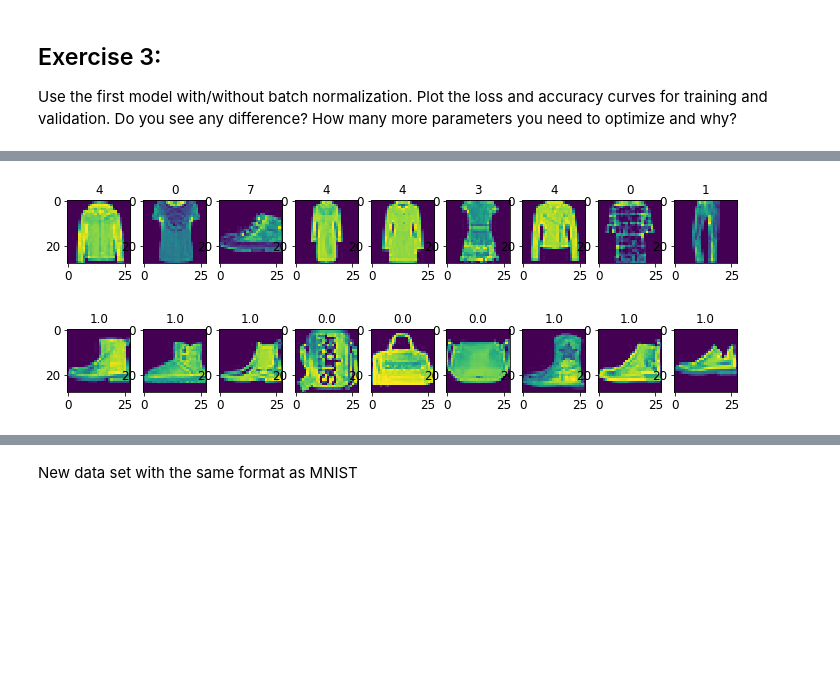
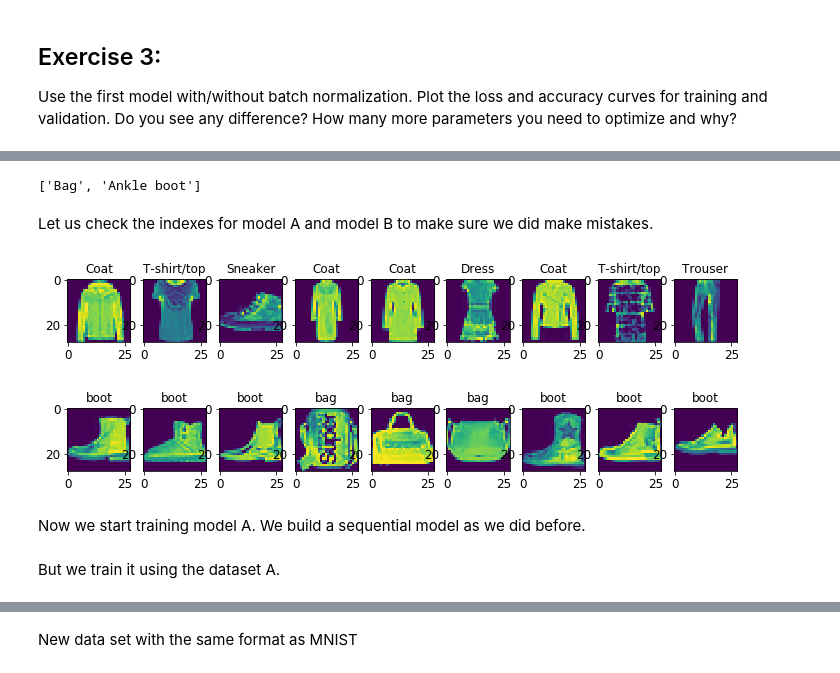
Before and after one commit to dtrad/geoml_course, a Jupyter notebook: Practice18_trainingDNN.ipynb, the cells around one changed output, grey strips where cells are left out. Cells and saved outputs as stored; diff of their text form; code cells hidden in the pictures; blank space fills up the shorter version.

```diff
--- a/Practice18_trainingDNN.ipynb
+++ b/Practice18_trainingDNN.ipynb
@@ -446,3 +447,5 @@ X_train_full = X_train_full / 255.0
 X_test = X_test / 255.0
 X_valid, X_train = X_train_full[:5000], X_train_full[5000:]
 y_valid, y_train = y_train_full[:5000], y_train_full[5000:]
+class_names = ["T-shirt/top", "Trouser", "Pullover", "Dress", "Coat",
+               "Sandal", "Shirt", "Sneaker", "Bag", "Ankle boot"]
@@ -449,8 +458,9 @@ y_valid, y_train = y_train_full[:5000], y_train_full[5000:]
 # %%
+print(class_names[8:10])
 def split_dataset(X, y):
-    y_8_or_9 = (y == 8) | (y == 9) # sandals or shirts
+    y_8_or_9 = (y == 8) | (y == 9) # bag or ankle boots
     y_A = y[~y_8_or_9]
-    y_B = (y[y_8_or_9] == 9).astype(np.float32) # binary classification task
+    y_B = (y[y_8_or_9] == 9).astype(np.float32) # binary classification task, 8 False, 9 True
     return ((X[~y_8_or_9], y_A),
             (X[y_8_or_9], y_B))
 
@@ -459,10 +469,14 @@ def split_dataset(X, y):
 (X_test_A, y_test_A), (X_test_B, y_test_B) = split_dataset(X_test, y_test)
 X_train_B = X_train_B[:200]
 y_train_B = y_train_B[:200]
+# %% [output]
+['Bag', 'Ankle boot']
+# %% [markdown]
+Let us check the indexes for model A and model B to make sure we did make mistakes.
 # %%
 plt.figure(figsize=(12,6))
 for i in range(9):
     plt.subplot(191+i)
-    plt.imshow(X_train_A[i]);plt.title(y_train_A[i])
+    plt.imshow(X_train_A[i]);plt.title(class_names[y_train_A[i]])
 # %% [output]
-[figure, old version]
+[figure, new version]
@@ -470,9 +486,11 @@ for i in range(9):
 plt.figure(figsize=(12,6))
 for i in range(9):
     plt.subplot(191+i)
-    plt.imshow(X_train_B[i]);plt.title(y_train_B[i])
+    plt.imshow(X_train_B[i]);plt.title(class_nameB[np.int8(y_train_B[i])])
 # %% [output]
-[figure, old version]
+[figure, new version]
+# %% [markdown]
+Now we start training model A. We build a sequential model as we did before.
 # %%
 tf.random.set_seed(42)
 np.random.seed(42)
@@ -482,6 +500,8 @@ model_A.add(keras.layers.Flatten(input_shape=[28, 28]))
 for n_hidden in (300, 100, 50, 50, 50):
     model_A.add(keras.layers.Dense(n_hidden, activation="selu"))
 model_A.add(keras.layers.Dense(8, activation="softmax"))
+# %% [markdown]
+But we train it using the dataset A.
 # %%
 model_A.compile(loss="sparse_categorical_crossentropy",
                 optimizer=keras.optimizers.SGD(lr=1e-3),
```
Also changed, not shown: parts of 9 cells of this notebook.
